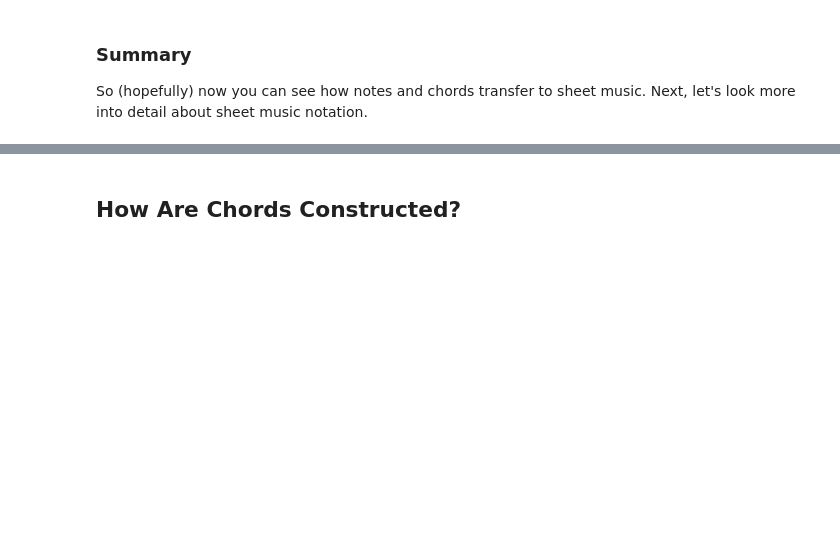
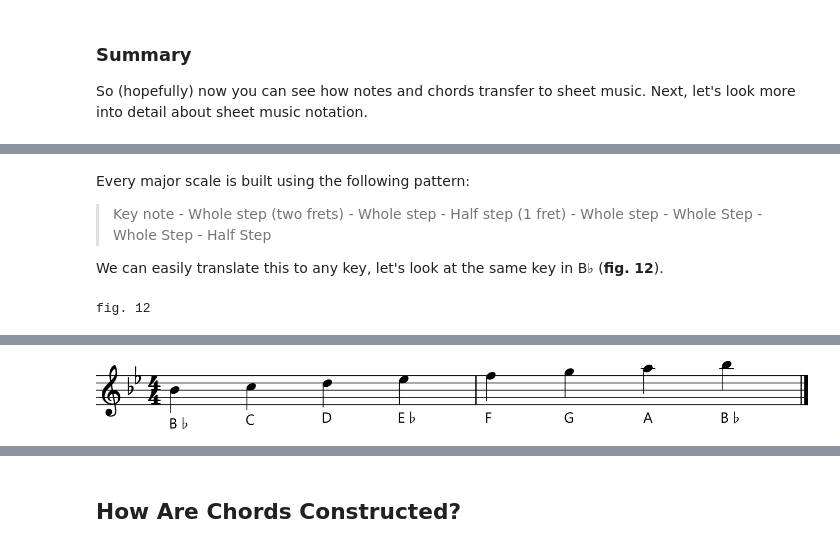
Before and after one commit to cwrightlibrary/JazzNotebooks, a Jupyter notebook: music-theory-for-guitar-players/music-theory-for-guitar-players.ipynb, the cells around one changed output, grey strips where cells are left out. Cells and saved outputs as stored; diff of their text form; code cells hidden in the pictures; blank space fills up the shorter version.

```diff
--- a/music-theory-for-guitar-players/music-theory-for-guitar-players.ipynb
+++ b/music-theory-for-guitar-players/music-theory-for-guitar-players.ipynb
@@ -548,0 +587,14 @@ The third key holds 3 flats, so you'd play every B, E, and A note flat.
+# %% [markdown]
+Every major scale is built using the following pattern:
+
+> Key note - Whole step (two frets) - Whole step - Half step (1 fret) - Whole step - Whole Step - Whole Step - Half Step
+
+We can easily translate this to any key, let's look at the same key in B♭ (**fig. 12**).
+# %%
+notes = "INFO treble bb 4/4 INFO b-4q[B♭] c5q[C] d5q[D] e-5q[E♭] f5q[F] g5q[G] a5q[A] b-5q[B♭]"
+
+print("fig. 12")
+music(notes, True)
+music(notes)
+# %% [output]
+fig. 12
@@ -548,0 +602 @@ The third key holds 3 flats, so you'd play every B, E, and A note flat.
+[figure, added]
```
Also changed, not shown: parts of 27 cells of this notebook.
